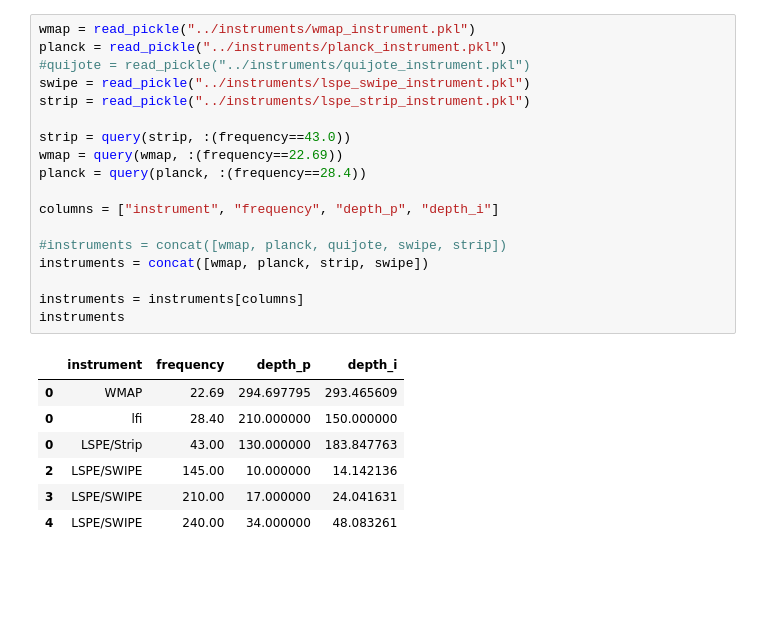
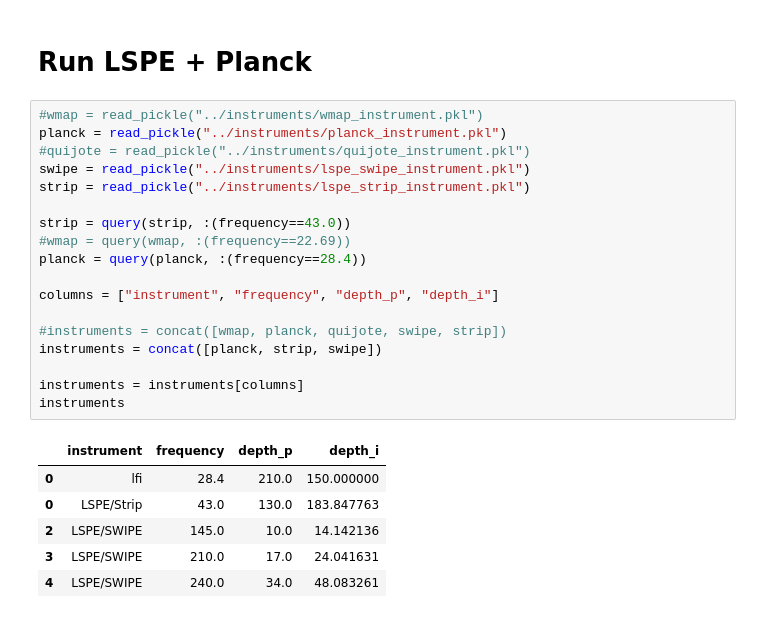
Before and after one commit to teob97/Master-Thesis-Pipeline, a Jupyter notebook: notebooks/fgbuster_lspe_planck.ipynb, the cells around one changed output. Cells and saved outputs as stored; diff of their text form; blank space fills up the shorter version.

```diff
--- a/notebooks/fgbuster_lspe_planck.ipynb
+++ b/notebooks/fgbuster_lspe_planck.ipynb
@@ -13,26 +58,27 @@ import Stripeline as Sl
+# %% [markdown]
+# Run LSPE + Planck
 # %%
-wmap = read_pickle("../instruments/wmap_instrument.pkl")
+#wmap = read_pickle("../instruments/wmap_instrument.pkl")
 planck = read_pickle("../instruments/planck_instrument.pkl")
 #quijote = read_pickle("../instruments/quijote_instrument.pkl")
 swipe = read_pickle("../instruments/lspe_swipe_instrument.pkl")
 strip = read_pickle("../instruments/lspe_strip_instrument.pkl")
 
 strip = query(strip, :(frequency==43.0))
-wmap = query(wmap, :(frequency==22.69))
+#wmap = query(wmap, :(frequency==22.69))
 planck = query(planck, :(frequency==28.4))
 
 columns = ["instrument", "frequency", "depth_p", "depth_i"]
 
 #instruments = concat([wmap, planck, quijote, swipe, strip])
-instruments = concat([wmap, planck, strip, swipe])
+instruments = concat([planck, strip, swipe])
 
 instruments = instruments[columns]
 instruments
 # %% [output]
 |  | instrument | frequency | depth_p | depth_i |
-| 0 | WMAP | 22.69 | 294.697795 | 293.465609 |
-| 0 | lfi | 28.40 | 210.000000 | 150.000000 |
-| 0 | LSPE/Strip | 43.00 | 130.000000 | 183.847763 |
-| 2 | LSPE/SWIPE | 145.00 | 10.000000 | 14.142136 |
-| 3 | LSPE/SWIPE | 210.00 | 17.000000 | 24.041631 |
-| 4 | LSPE/SWIPE | 240.00 | 34.000000 | 48.083261 |
+| 0 | lfi | 28.4 | 210.0 | 150.000000 |
+| 0 | LSPE/Strip | 43.0 | 130.0 | 183.847763 |
+| 2 | LSPE/SWIPE | 145.0 | 10.0 | 14.142136 |
+| 3 | LSPE/SWIPE | 210.0 | 17.0 | 24.041631 |
+| 4 | LSPE/SWIPE | 240.0 | 34.0 | 48.083261 |
```
Also changed, not shown: parts of 11 cells of this notebook, 3 other files.
